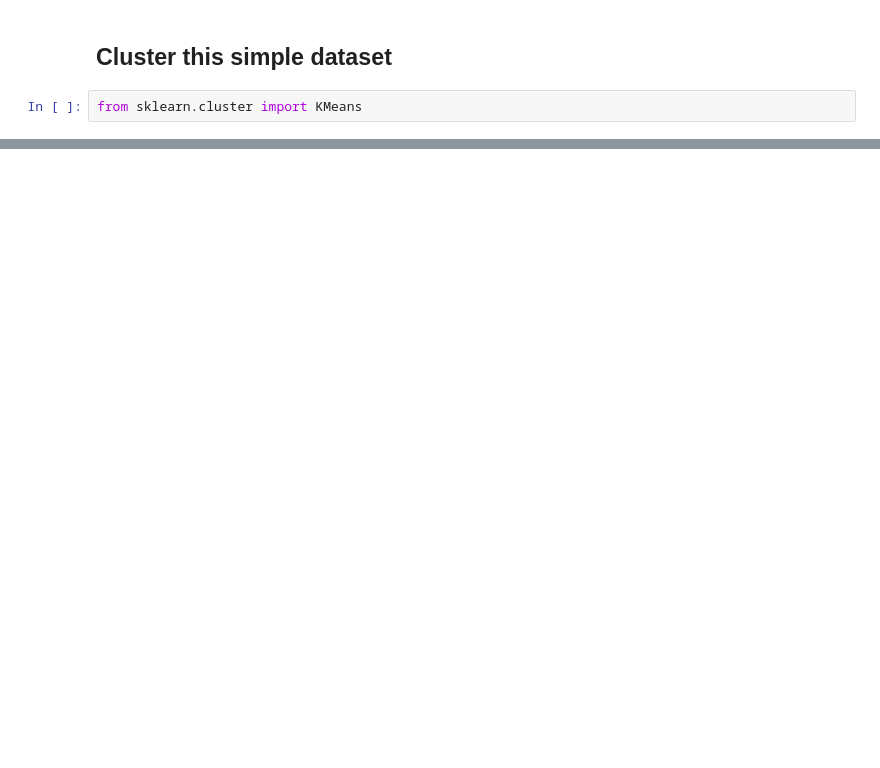
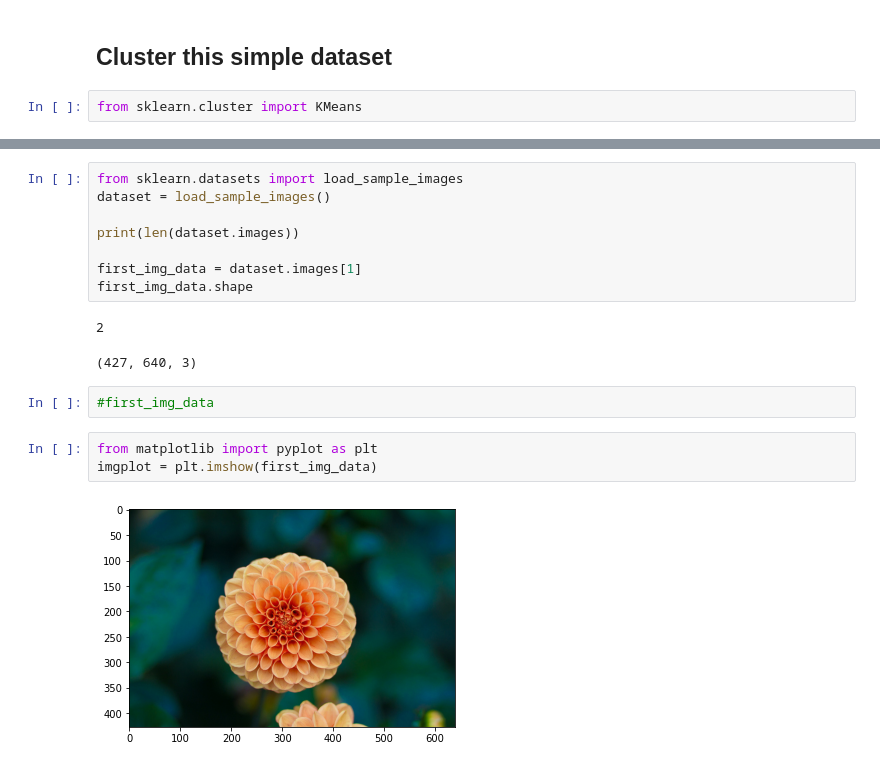
Before and after one commit to sandeep-iitr/ML_Models_on_Time_Series, a Jupyter notebook: UnSupervized/Clustering_Getting_Started.ipynb, the cells around one changed output, grey strips where cells are left out. Saved outputs shown, nothing was run; the diff lists cells and outputs as text; blank space fills up the shorter version.

```diff
--- a/UnSupervized/Clustering_Getting_Started.ipynb
+++ b/UnSupervized/Clustering_Getting_Started.ipynb
@@ -48,0 +113,18 @@ plt.show()
+# %%
+from sklearn.datasets import load_sample_images
+dataset = load_sample_images()
+
+print(len(dataset.images))
+
+first_img_data = dataset.images[1]
+first_img_data.shape
+# %% [output]
+2
+(427, 640, 3)
+# %%
+#first_img_data
+# %%
+from matplotlib import pyplot as plt
+imgplot = plt.imshow(first_img_data)
+# %% [output]
+[figure, added]
```
Also changed, not shown: parts of 16 cells of this notebook.
